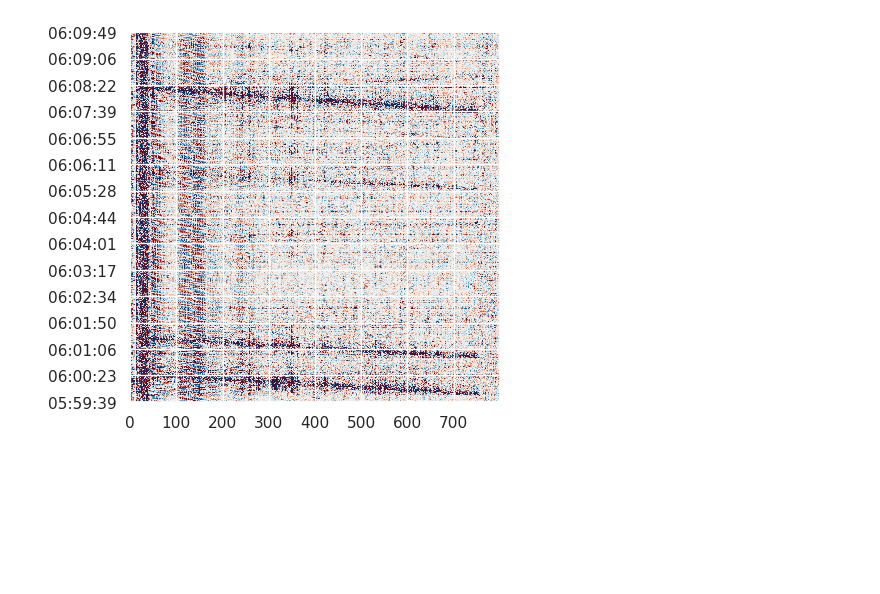
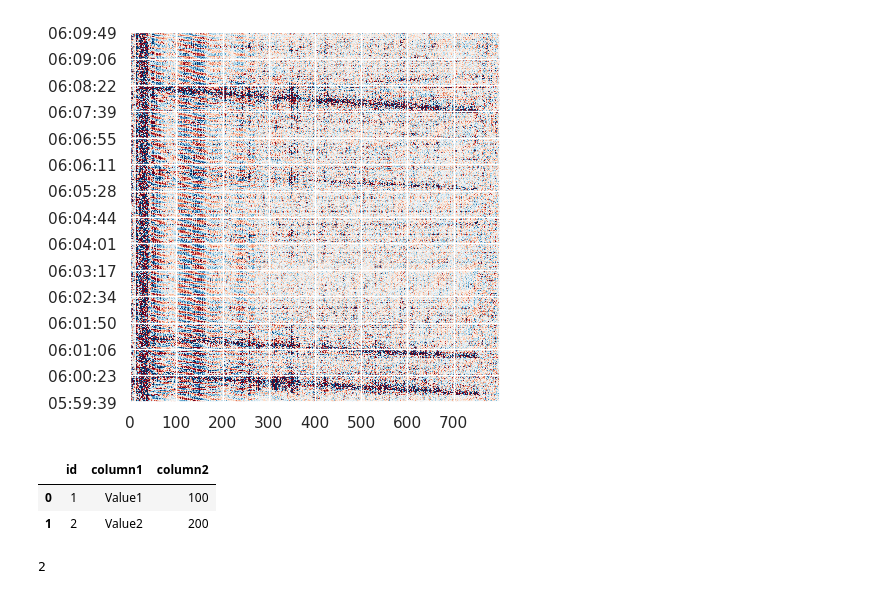
Before and after one commit to truongphanduykhanh/dasly, a Jupyter notebook: notebooks/00.0-khanhtruong-test.ipynb, the cells around one changed output. Cells and saved outputs as stored; diff of their text form; code cells hidden in the pictures; blank space fills up the shorter version.

```diff
--- a/notebooks/00.0-khanhtruong-test.ipynb
+++ b/notebooks/00.0-khanhtruong-test.ipynb
@@ -74,0 +108,22 @@ if __name__ == "__main__":
+# %%
+conn_admin = psycopg2.connect(
+    dbname="astfjordbrua",
+    user="kptruong",
+    password="test128",
+    # host="129.241.154.34",
+    # host='127.0.1.1',
+    # host='127.9.111.111',
+    host='localhost',
+    # port=22
+)
+# %%
+df = pd.read_sql_query('select * from "table_test"',con=conn_admin)
+df
+# %% [output]
+|  | id | column1 | column2 |
+| 0 | 1 | Value1 | 100 |
+| 1 | 2 | Value2 | 200 |
+# %%
+1+1
+# %% [output]
+2
```
Also changed, not shown: parts of 6 cells of this notebook, 16 other files.
